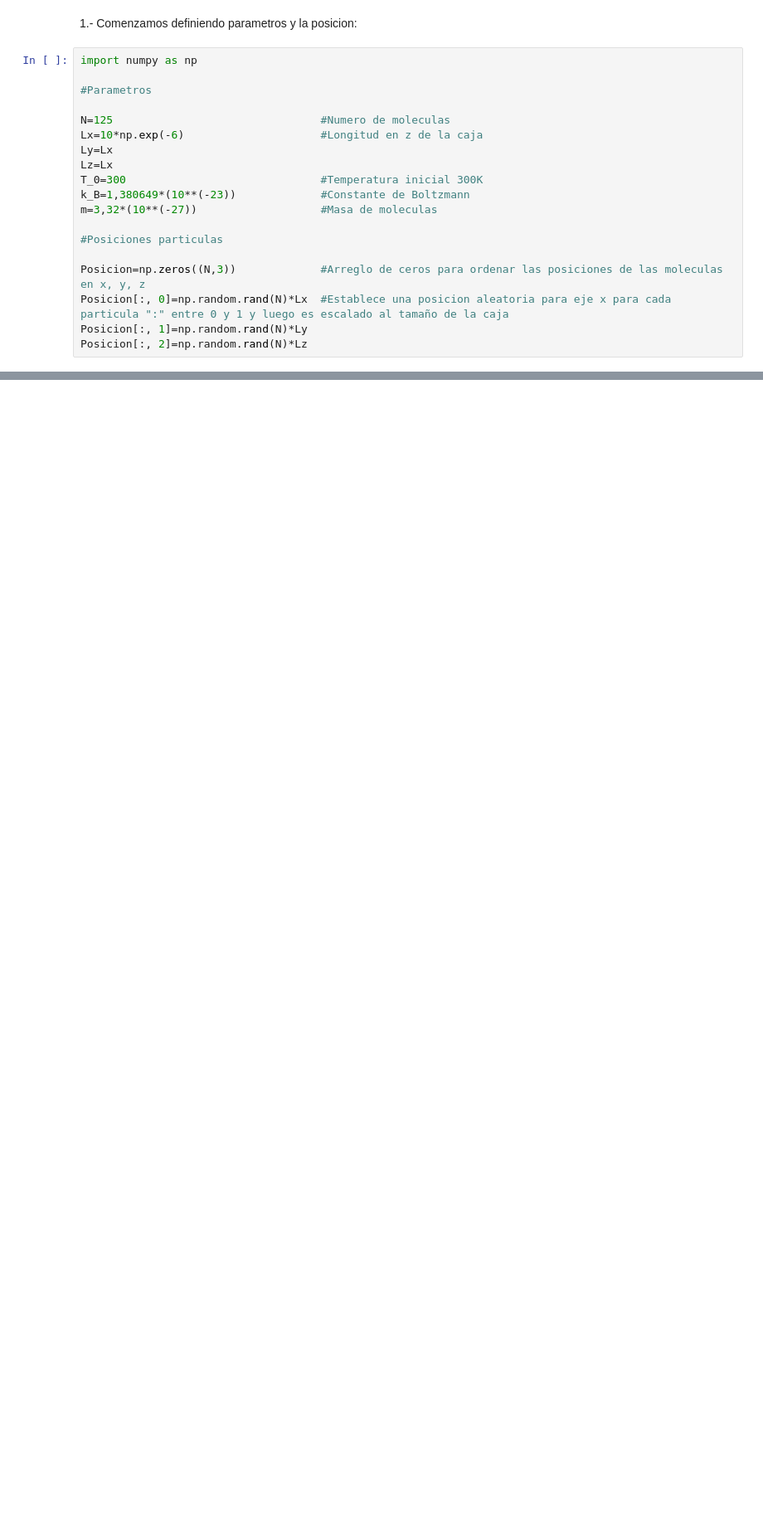
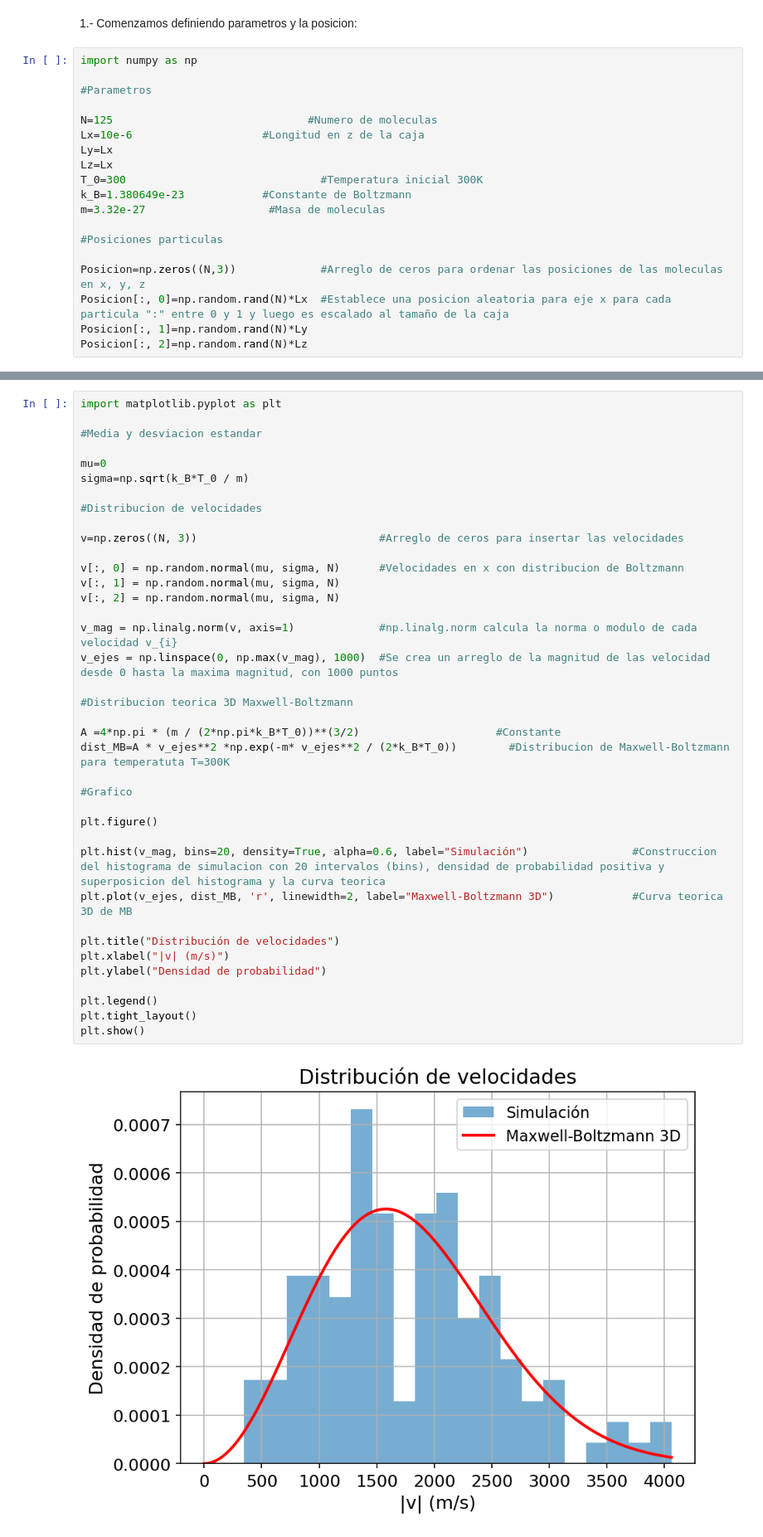
Before and after one commit to AlonsoRecabarren/Computing-Physics, a Jupyter notebook: Homeworks/Homework 1/Problema 4.ipynb, the cells around one changed output, grey strips where cells are left out. Shown at 83% size. Saved outputs shown, nothing was run; the diff lists cells and outputs as text; blank space fills up the shorter version.

```diff
--- a/Homeworks/Homework 1/Problema 4.ipynb
+++ b/Homeworks/Homework 1/Problema 4.ipynb
@@ -55,13 +61,13 @@ import numpy as np
 
 #Parametros
 
-N=125                                #Numero de moleculas
-Lx=10*np.exp(-6)                     #Longitud en z de la caja
+N=125                              #Numero de moleculas
+Lx=10e-6                    #Longitud en z de la caja
 Ly=Lx
 Lz=Lx
 T_0=300                              #Temperatura inicial 300K
-k_B=1,380649*(10**(-23))             #Constante de Boltzmann
-m=3,32*(10**(-27))                   #Masa de moleculas
+k_B=1.380649e-23            #Constante de Boltzmann
+m=3.32e-27                   #Masa de moleculas
 
 #Posiciones particulas
 
@@ -124,0 +133,40 @@ $\sigma^{2}= \frac{k_{B}T}{m}$
+# %%
+import matplotlib.pyplot as plt
+
+#Media y desviacion estandar
+
+mu=0
+sigma=np.sqrt(k_B*T_0 / m)
+
+#Distribucion de velocidades
+
+v=np.zeros((N, 3))                            #Arreglo de ceros para insertar las velocidades
+
+v[:, 0] = np.random.normal(mu, sigma, N)      #Velocidades en x con distribucion de Boltzmann
+v[:, 1] = np.random.normal(mu, sigma, N)
+v[:, 2] = np.random.normal(mu, sigma, N)
+
+v_mag = np.linalg.norm(v, axis=1)             #np.linalg.norm calcula la norma o modulo de cada velocidad v_{i}
+v_ejes = np.linspace(0, np.max(v_mag), 1000)  #Se crea un arreglo de la magnitud de las velocidad desde 0 hasta la maxima magnitud, con 1000 puntos
+
+#Distribucion teorica 3D Maxwell-Boltzmann
+
+A =4*np.pi * (m / (2*np.pi*k_B*T_0))**(3/2)                     #Constante
+dist_MB=A * v_ejes**2 *np.exp(-m* v_ejes**2 / (2*k_B*T_0))        #Distribucion de Maxwell-Boltzmann para temperatuta T=300K
+
+#Grafico
+
+plt.figure()
+
+plt.hist(v_mag, bins=20, density=True, alpha=0.6, label="Simulación")                #Construccion del histograma de simulacion con 20 intervalos (bins), densidad de probabilidad positiva y superposicion del histograma y la curva teorica
+plt.plot(v_ejes, dist_MB, 'r', linewidth=2, label="Maxwell-Boltzmann 3D")            #Curva teorica 3D de MB
+
+plt.title("Distribución de velocidades")
+plt.xlabel("|v| (m/s)")
+plt.ylabel("Densidad de probabilidad")
+
+plt.legend()
+plt.tight_layout()
+plt.show()
+# %% [output]
+[figure, added]
```
Also changed, not shown: parts of 8 cells of this notebook.
